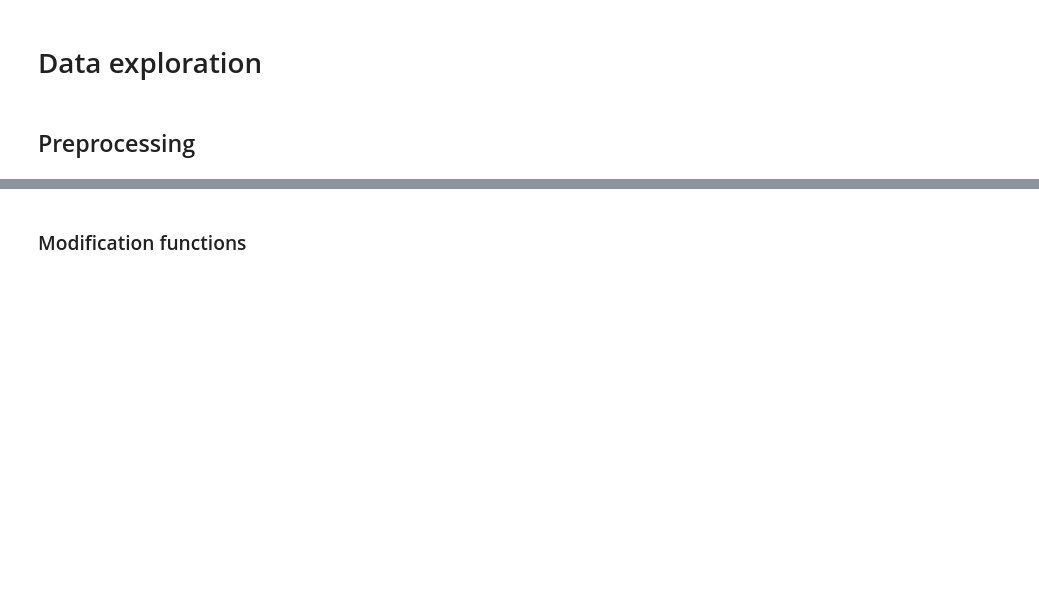
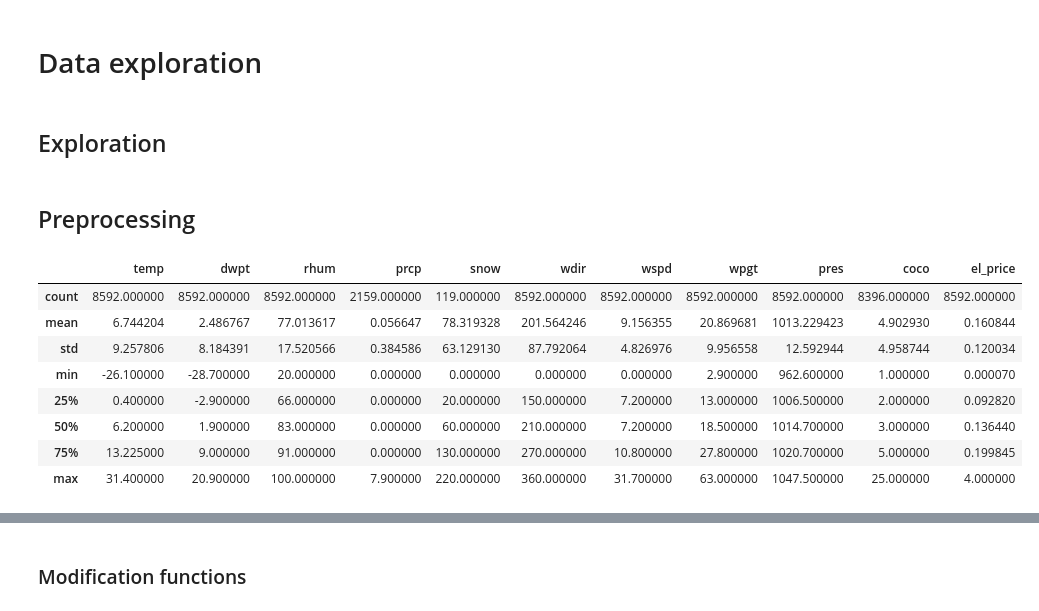
Before and after one commit to Kairixir/ml-tartu-electricity-prediciton, a Jupyter notebook: ML_Project.ipynb, the cells around one changed output, grey strips where cells are left out. Cells and saved outputs as stored; diff of their text form; code cells hidden in the pictures; blank space fills up the shorter version.

```diff
--- a/ML_Project.ipynb
+++ b/ML_Project.ipynb
@@ -74,5 +74,7 @@ import pandas as pd
 import seaborn as sns
 # %% [markdown]
 # Data exploration
+# %% [markdown]
+## Exploration
 # %% [markdown]
 ## Preprocessing
@@ -78,0 +95,12 @@ import seaborn as sns
+# %%
+train.describe()
+# %% [output]
+|  | temp | dwpt | rhum | prcp | snow | wdir | wspd | wpgt | pres | coco | el_price |
+| count | 8592.000000 | 8592.000000 | 8592.000000 | 2159.000000 | 119.000000 | 8592.000000 | 8592.000000 | 8592.000000 | 8592.000000 | 8396.000000 | 8592.000000 |
+| mean | 6.744204 | 2.486767 | 77.013617 | 0.056647 | 78.319328 | 201.564246 | 9.156355 | 20.869681 | 1013.229423 | 4.902930 | 0.160844 |
+| std | 9.257806 | 8.184391 | 17.520566 | 0.384586 | 63.129130 | 87.792064 | 4.826976 | 9.956558 | 12.592944 | 4.958744 | 0.120034 |
+| min | -26.100000 | -28.700000 | 20.000000 | 0.000000 | 0.000000 | 0.000000 | 0.000000 | 2.900000 | 962.600000 | 1.000000 | 0.000070 |
+| 25% | 0.400000 | -2.900000 | 66.000000 | 0.000000 | 20.000000 | 150.000000 | 7.200000 | 13.000000 | 1006.500000 | 2.000000 | 0.092820 |
+| 50% | 6.200000 | 1.900000 | 83.000000 | 0.000000 | 60.000000 | 210.000000 | 7.200000 | 18.500000 | 1014.700000 | 3.000000 | 0.136440 |
+| 75% | 13.225000 | 9.000000 | 91.000000 | 0.000000 | 130.000000 | 270.000000 | 10.800000 | 27.800000 | 1020.700000 | 5.000000 | 0.199845 |
+| max | 31.400000 | 20.900000 | 100.000000 | 7.900000 | 220.000000 | 360.000000 | 31.700000 | 63.000000 | 1047.500000 | 25.000000 | 4.000000 |
```
Also changed, not shown: parts of 10 cells of this notebook.
